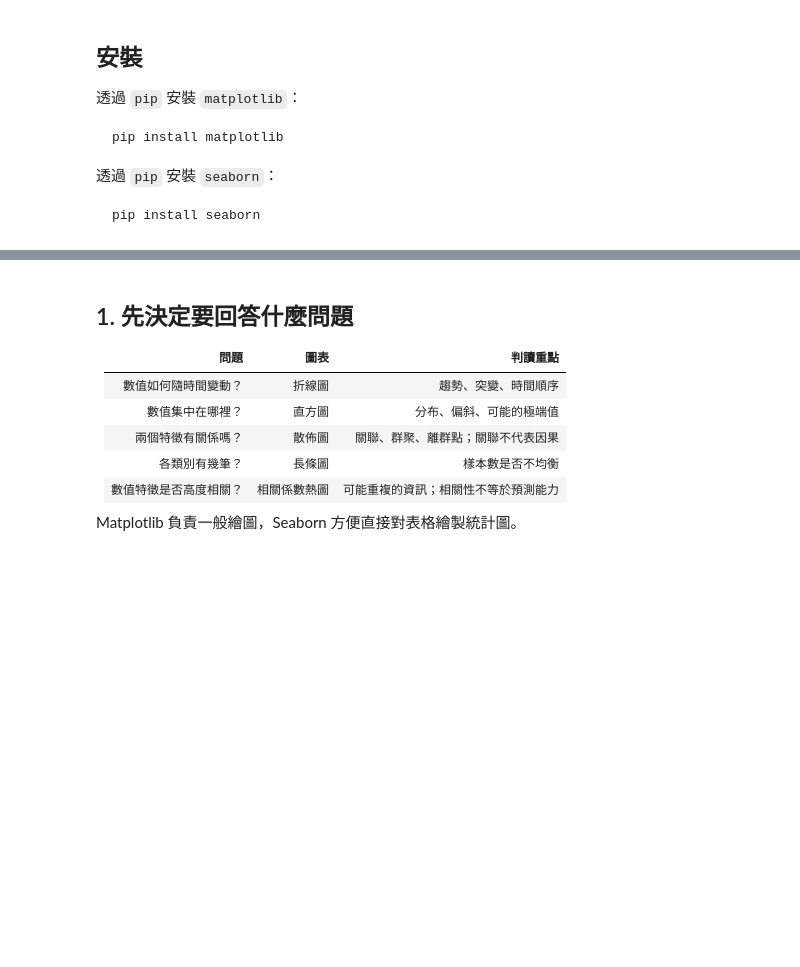
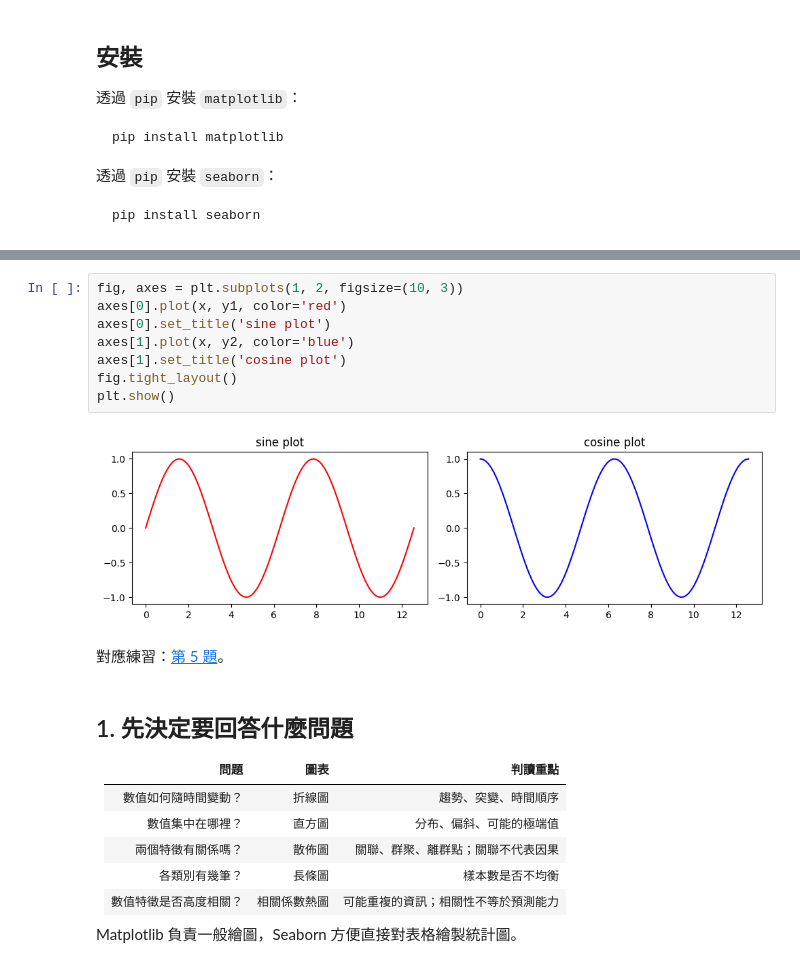
Before and after one commit to FengZhiQuan1046/Muchine_Learning_course_materials, a Jupyter notebook: simplified/matplotlib-資料視覺化.ipynb, the cells around one changed output, grey strips where cells are left out. Drawn from its saved outputs; the diff is of its cells as text; blank space fills up the shorter version.

```diff
--- a/simplified/matplotlib-資料視覺化.ipynb
+++ b/simplified/matplotlib-資料視覺化.ipynb
@@ -78,3 +171,15 @@ pip install seaborn
+# %%
+fig, axes = plt.subplots(1, 2, figsize=(10, 3))
+axes[0].plot(x, y1, color='red')
+axes[0].set_title('sine plot')
+axes[1].plot(x, y2, color='blue')
+axes[1].set_title('cosine plot')
+fig.tight_layout()
+plt.show()
+# %% [output]
+[figure, added]
+# %% [markdown]
+對應練習：[第 5 題](./exercises.ipynb#exercise-5)。
 # %% [markdown]
 ## 1. 先決定要回答什麼問題
 
```
Also changed, not shown: parts of 21 cells of this notebook, 16 other files.
